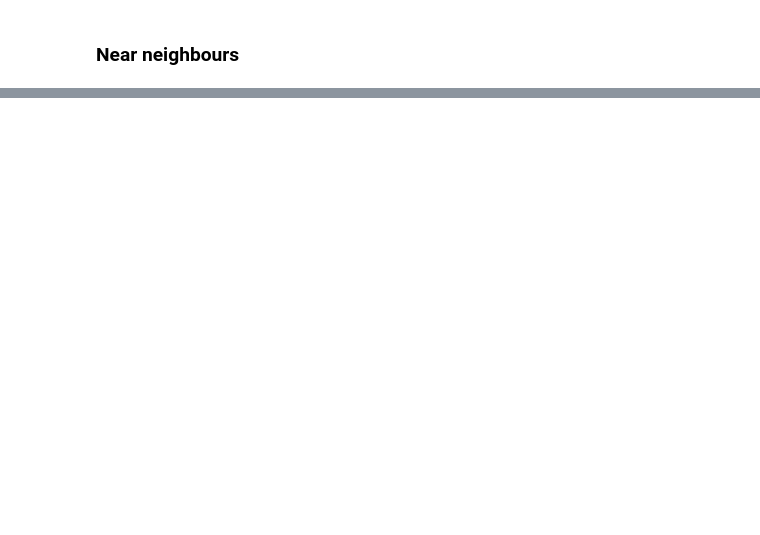
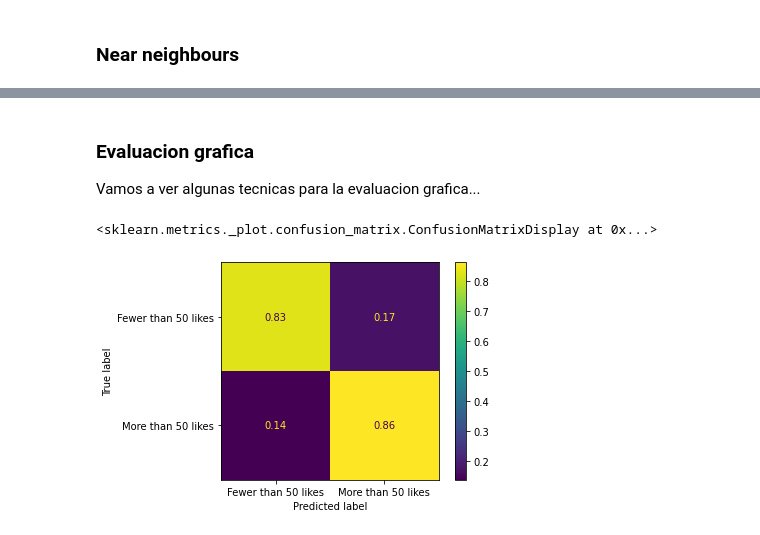
Before and after one commit to andreas-lloyd/course-data, a Jupyter notebook: twitter-exploration/supervised-ml-sklearn.ipynb, the cells around one changed output, grey strips where cells are left out. Drawn from its saved outputs; the diff is of its cells as text; code cells hidden in the pictures; blank space fills up the shorter version.

```diff
--- a/twitter-exploration/supervised-ml-sklearn.ipynb
+++ b/twitter-exploration/supervised-ml-sklearn.ipynb
@@ -678,0 +1023,21 @@ So we can see that while the original prediction wasn't so useful, the probabili
+# %%
+reg_nn_model = Pipeline(
+    [
+        ('scaler', StandardScaler()),
+        ('nn', MLPRegressor(random_state=0))
+    ]
+)
+
+reg_nn_model = MLPRegressor()
+reg_nn_model.fit(train[X_variables], train[y_variable_reg])
+test['predictions_nn_reg'] = reg_nn_model.predict(test[X_variables])
+# %%
+clas_nn_model = Pipeline(
+    [
+        ('scaler', StandardScaler()),
+        ('nn', MLPClassifier(random_state=0))
+    ]
+)
+
+clas_nn_model.fit(train[X_variables], train[y_variable_class])
+test['predictions_nn_clas'] = clas_nn_model.predict(test[X_variables])
@@ -678,0 +1078,10 @@ So we can see that while the original prediction wasn't so useful, the probabili
+# %%
+clas_nn_model = Pipeline(
+    [
+        ('scaler', StandardScaler()),
+        ('nn', MLPClassifier(hidden_layer_sizes=(20, 20, 30), activation='relu', solver='adam', learning_rate='constant', max_iter=400, random_state=0))
+    ]
+)
+
+clas_nn_model.fit(train[X_variables], train[y_variable_class])
+test['predictions_nn_clas_arq'] = clas_nn_model.predict(test[X_variables])
@@ -678,0 +1098,10 @@ So we can see that while the original prediction wasn't so useful, the probabili
+# %%
+clas_nn_model_alpha = Pipeline(
+    [
+        ('scaler', StandardScaler()),
+        ('nn', MLPClassifier(alpha=0.001, random_state=0))
+    ]
+)
+
+clas_nn_model_alpha.fit(train[X_variables], train[y_variable_class])
+test['predictions_nn_clas_proba'] = clas_nn_model.predict_proba(test[X_variables])[:,1]
@@ -678,0 +1202,3 @@ So we can see that while the original prediction wasn't so useful, the probabili
+# %% [markdown]
+### Evaluacion grafica
+Vamos a ver algunas tecnicas para la evaluacion grafica...
@@ -678,0 +1207,7 @@ So we can see that while the original prediction wasn't so useful, the probabili
+# %%
+X_variables = ['followers', 'retweet', 'video', 'tweets', 'likes', 'following', 'media', 'verified', 'day', 'hour']
+
+plot_confusion_matrix(clas_rf_model, test[X_variables], test[y_variable_class], normalize='true', display_labels=['Fewer than 50 likes', 'More than 50 likes'])
+# %% [output]
+<sklearn.metrics._plot.confusion_matrix.ConfusionMatrixDisplay at 0x...>
+[figure, added]
```
Also changed, not shown: parts of 111 cells of this notebook, 2 other files.
